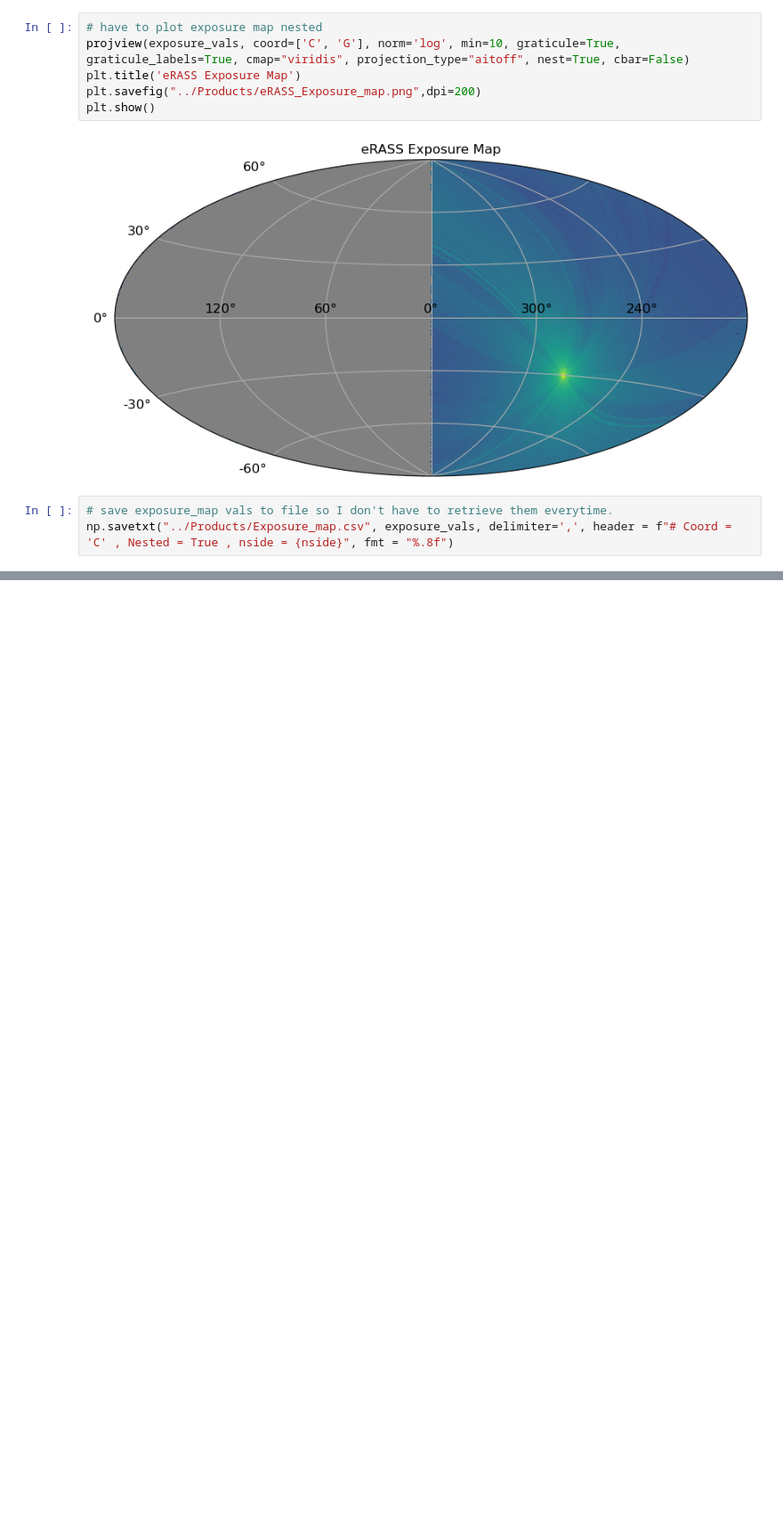
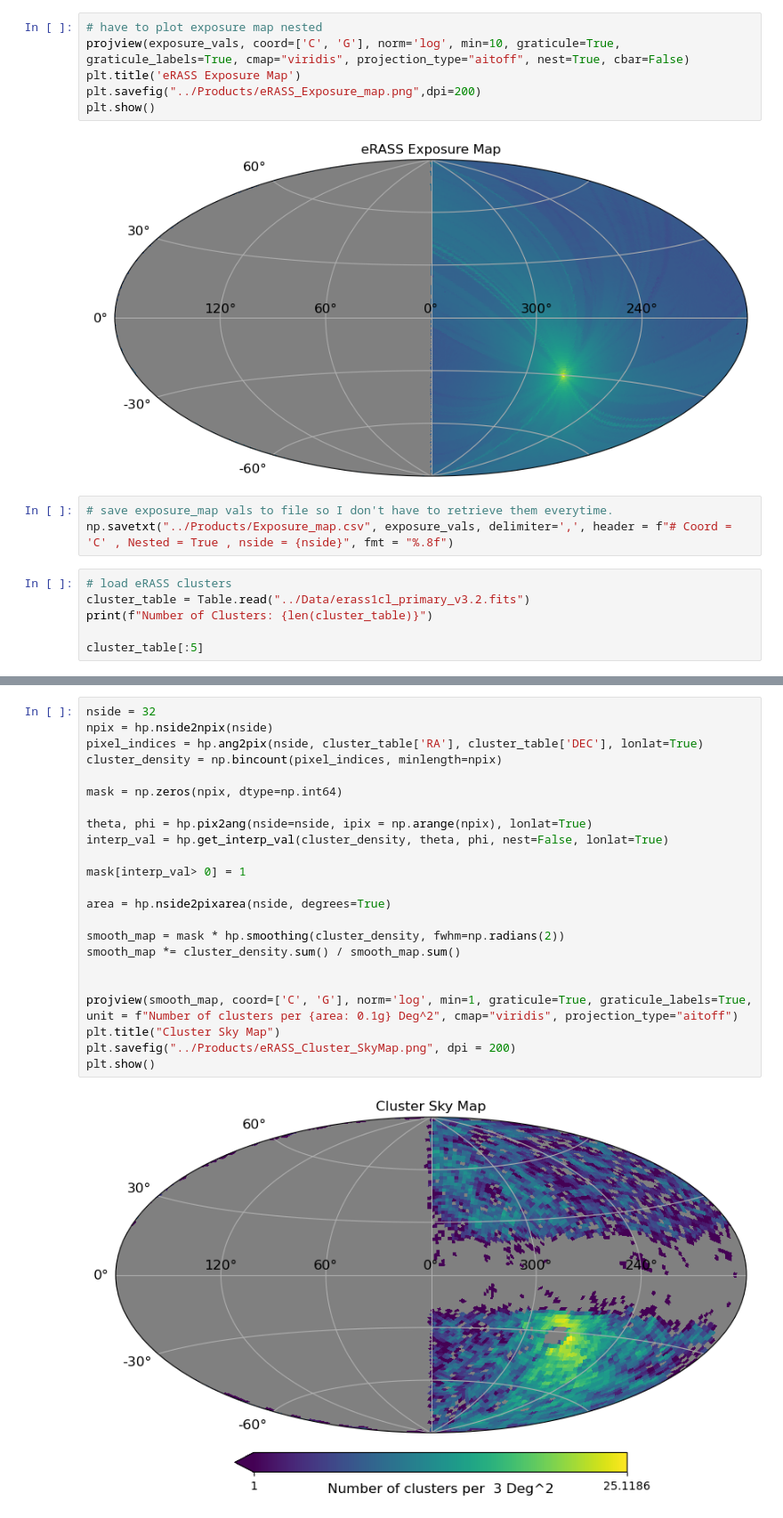
Before and after one commit to TobyWallage/Finding_Quasars_In_eRASS, a Jupyter notebook: Notebooks/Skyplots.ipynb, the cells around one changed output, grey strips where cells are left out. Shown: that part at 89% size. Drawn from its saved outputs; the diff is of its cells as text; blank space fills up the shorter version.

Commit message:
Galaxy Clusters

```diff
--- a/Notebooks/Skyplots.ipynb
+++ b/Notebooks/Skyplots.ipynb
@@ -124,3 +120,9 @@ plt.show()
 # %%
 # save exposure_map vals to file so I don't have to retrieve them everytime.
 np.savetxt("../Products/Exposure_map.csv", exposure_vals, delimiter=',', header = f"# Coord = 'C' , Nested = True , nside = {nside}", fmt = "%.8f")
+# %%
+# load eRASS clusters
+cluster_table = Table.read("../Data/erass1cl_primary_v3.2.fits")
+print(f"Number of Clusters: {len(cluster_table)}")
+
+cluster_table[:5]
@@ -126,0 +140,25 @@ np.savetxt("../Products/Exposure_map.csv", exposure_vals, delimiter=',', header
+# %%
+nside = 32
+npix = hp.nside2npix(nside)
+pixel_indices = hp.ang2pix(nside, cluster_table['RA'], cluster_table['DEC'], lonlat=True)
+cluster_density = np.bincount(pixel_indices, minlength=npix)
+
+mask = np.zeros(npix, dtype=np.int64)
+
+theta, phi = hp.pix2ang(nside=nside, ipix = np.arange(npix), lonlat=True)
+interp_val = hp.get_interp_val(cluster_density, theta, phi, nest=False, lonlat=True)
+
+mask[interp_val> 0] = 1
+
+area = hp.nside2pixarea(nside, degrees=True)
+
+smooth_map = mask * hp.smoothing(cluster_density, fwhm=np.radians(2))
+smooth_map *= cluster_density.sum() / smooth_map.sum()
+
+
+projview(smooth_map, coord=['C', 'G'], norm='log', min=1, graticule=True, graticule_labels=True, unit = f"Number of clusters per {area: 0.1g} Deg^2", cmap="viridis", projection_type="aitoff")
+plt.title("Cluster Sky Map")
+plt.savefig("../Products/eRASS_Cluster_SkyMap.png", dpi = 200)
+plt.show()
+# %% [output]
+[figure, added]
```
Also changed, not shown: parts of 2 cells of this notebook, 1 other file.
